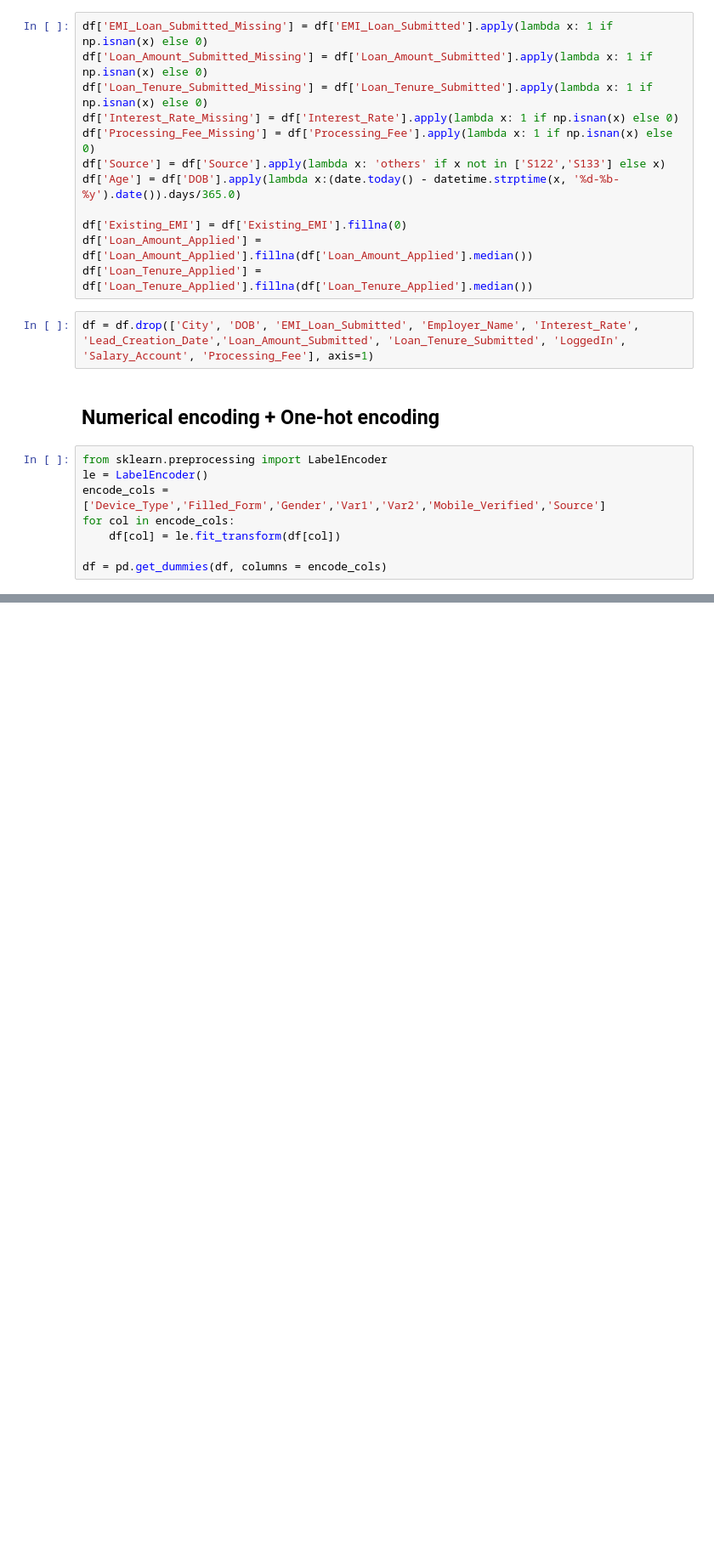
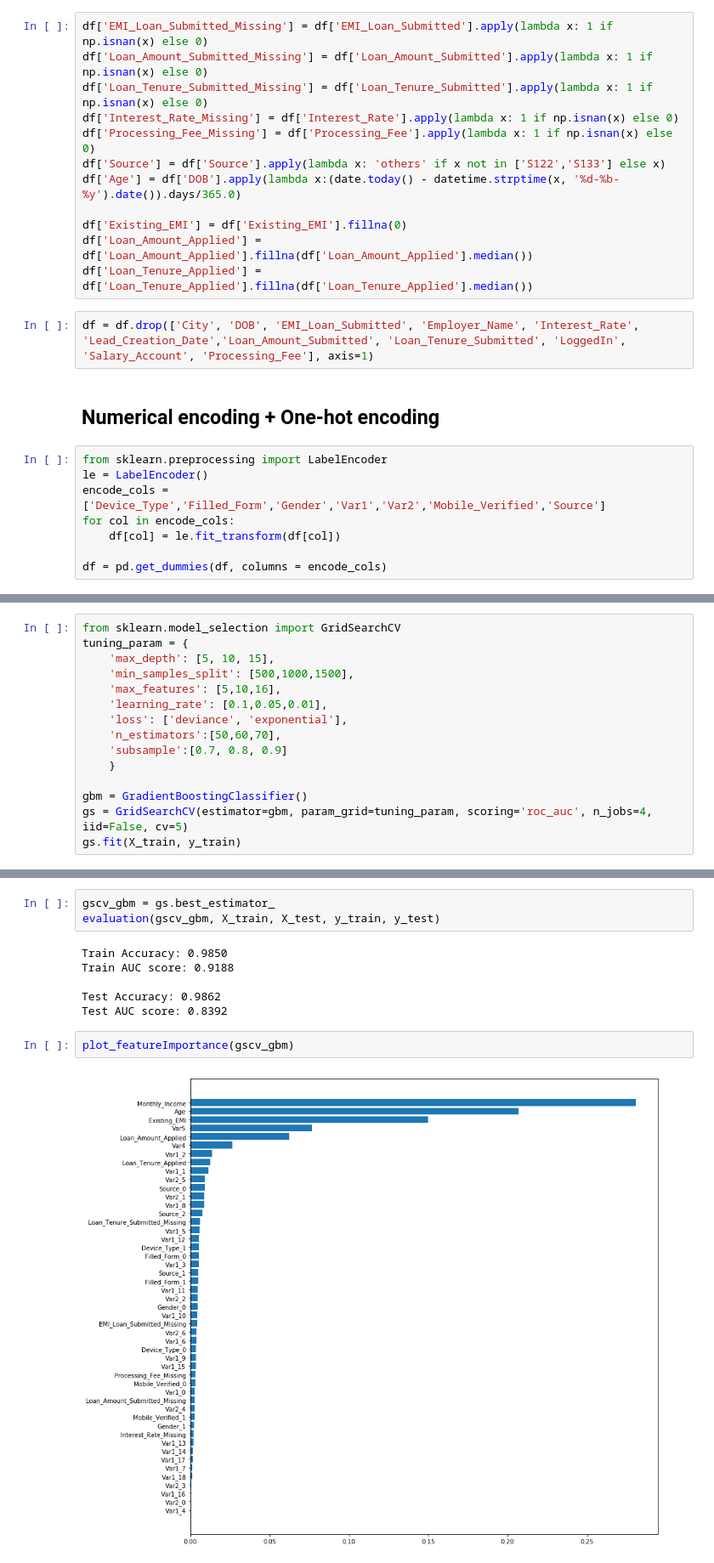
Before and after one commit to ZhenyiLin/python_classification, a Jupyter notebook: GradientBoosting.ipynb, the cells around one changed output, grey strips where cells are left out. Shown at 85% size. Saved outputs shown, nothing was run; the diff lists cells and outputs as text; blank space fills up the shorter version.

```diff
--- a/GradientBoosting.ipynb
+++ b/GradientBoosting.ipynb
@@ -58,0 +249,15 @@ train.head(10)
+# %%
+from sklearn.model_selection import GridSearchCV
+tuning_param = {
+    'max_depth': [5, 10, 15],
+    'min_samples_split': [500,1000,1500],
+    'max_features': [5,10,16],
+    'learning_rate': [0.1,0.05,0.01],
+    'loss': ['deviance', 'exponential'],
+    'n_estimators':[50,60,70],
+    'subsample':[0.7, 0.8, 0.9]
+    }
+
+gbm = GradientBoostingClassifier()
+gs = GridSearchCV(estimator=gbm, param_grid=tuning_param, scoring='roc_auc', n_jobs=4, iid=False, cv=5)
+gs.fit(X_train, y_train)
@@ -58,0 +284,13 @@ train.head(10)
+# %%
+gscv_gbm = gs.best_estimator_
+evaluation(gscv_gbm, X_train, X_test, y_train, y_test)
+# %% [output]
+Train Accuracy: 0.9850
+Train AUC score: 0.9188
+
+Test Accuracy: 0.9862
+Test AUC score: 0.8392
+# %%
+plot_featureImportance(gscv_gbm)
+# %% [output]
+[figure, added]
```
Also changed, not shown: parts of 12 cells of this notebook.
